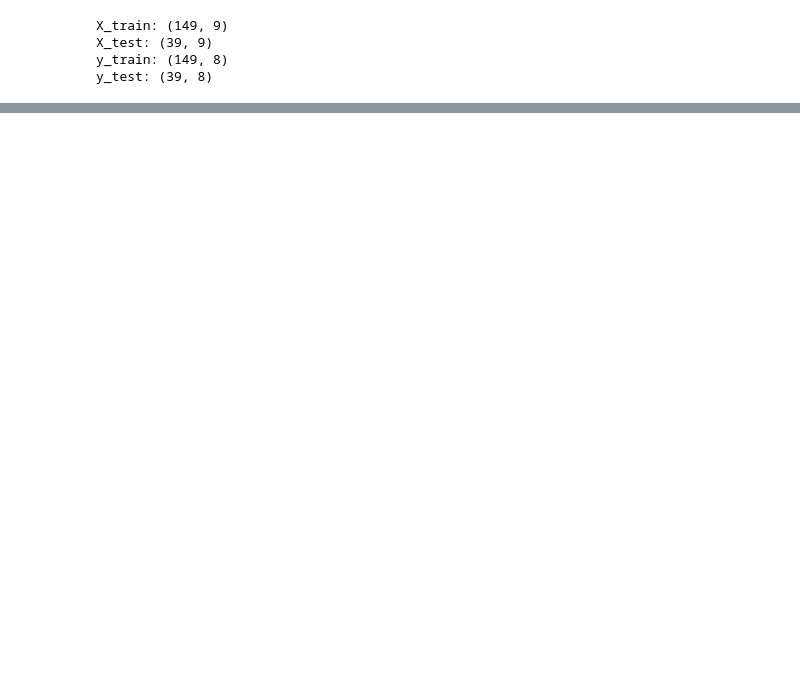
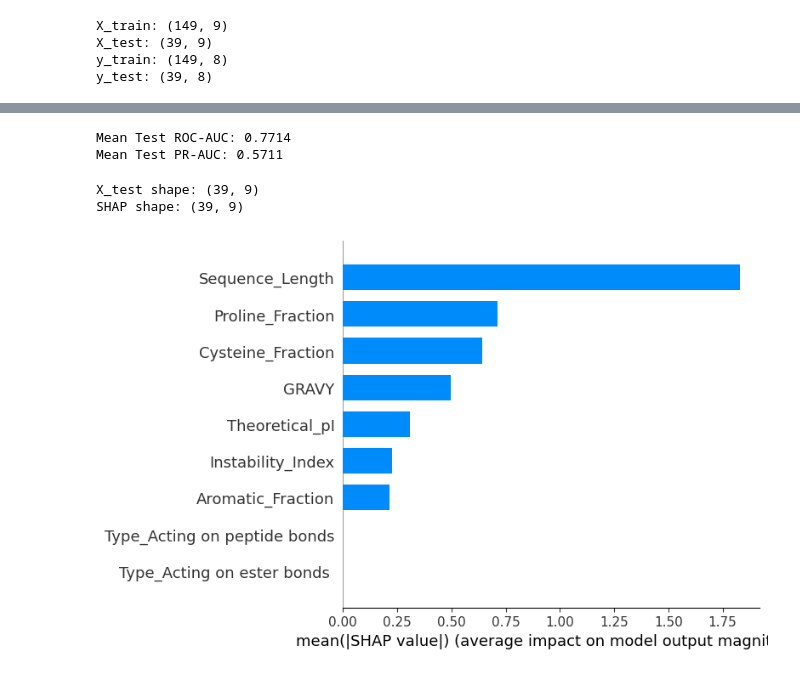
Before and after one commit to shazahmedsyed-lab/enzyme-polymer-and-toxicity, a Jupyter notebook: project/notebooks/04_plasticenz_model1.ipynb, the cells around one changed output, grey strips where cells are left out. Saved outputs shown, nothing was run; the diff lists cells and outputs as text; code cells hidden in the pictures; blank space fills up the shorter version.

```diff
--- a/project/notebooks/04_plasticenz_model1.ipynb
+++ b/project/notebooks/04_plasticenz_model1.ipynb
@@ -1813,0 +2200,28 @@ imbalance_1A
+# %%
+x_solution = result.x[:n_x].reshape(
+    n_groups,
+    n_folds
+)
+
+group_to_fold = {
+    group_names[g]: int(np.argmax(x_solution[g]))
+    for g in range(n_groups)
+}
+
+cv_folds = protein_groups[
+    protein_groups["protein_id"].isin(train_proteins)
+].copy()
+
+cv_folds["fold"] = cv_folds["group"].map(group_to_fold)
+
+cv_folds = cv_folds.sort_values(
+    ["fold", "group", "protein_id"]
+).reset_index(drop=True)
+
+print("Training proteins:", len(cv_folds))
+print("Training groups:", cv_folds["group"].nunique())
+
+print("\nProteins per fold:")
+print(
+    cv_folds.groupby("fold")["protein_id"].count()
+)
@@ -1813,0 +2830,29 @@ imbalance_1A
+# %%
+mean_test_roc_auc_1A = model1A_test_results_df["ROC_AUC"].mean()
+mean_test_pr_auc_1A = model1A_test_results_df["PR_AUC"].mean()
+
+print("Mean Test ROC-AUC:", round(mean_test_roc_auc_1A, 4))
+print("Mean Test PR-AUC:", round(mean_test_pr_auc_1A, 4))
+# %% [output]
+Mean Test ROC-AUC: 0.7714
+Mean Test PR-AUC: 0.5711
+# %%
+import shap
+
+explainer_pet = shap.TreeExplainer(final_models_1A["PET"])
+
+shap_values_pet = explainer_pet.shap_values(X_test)
+
+print("X_test shape:", X_test.shape)
+print("SHAP shape:", shap_values_pet.shape)
+# %% [output]
+X_test shape: (39, 9)
+SHAP shape: (39, 9)
+# %%
+shap.summary_plot(
+    shap_values_pet,
+    X_test,
+    plot_type="bar"
+)
+# %% [output]
+[figure, added]
```
Also changed, not shown: parts of 89 cells of this notebook, 7 other files.
